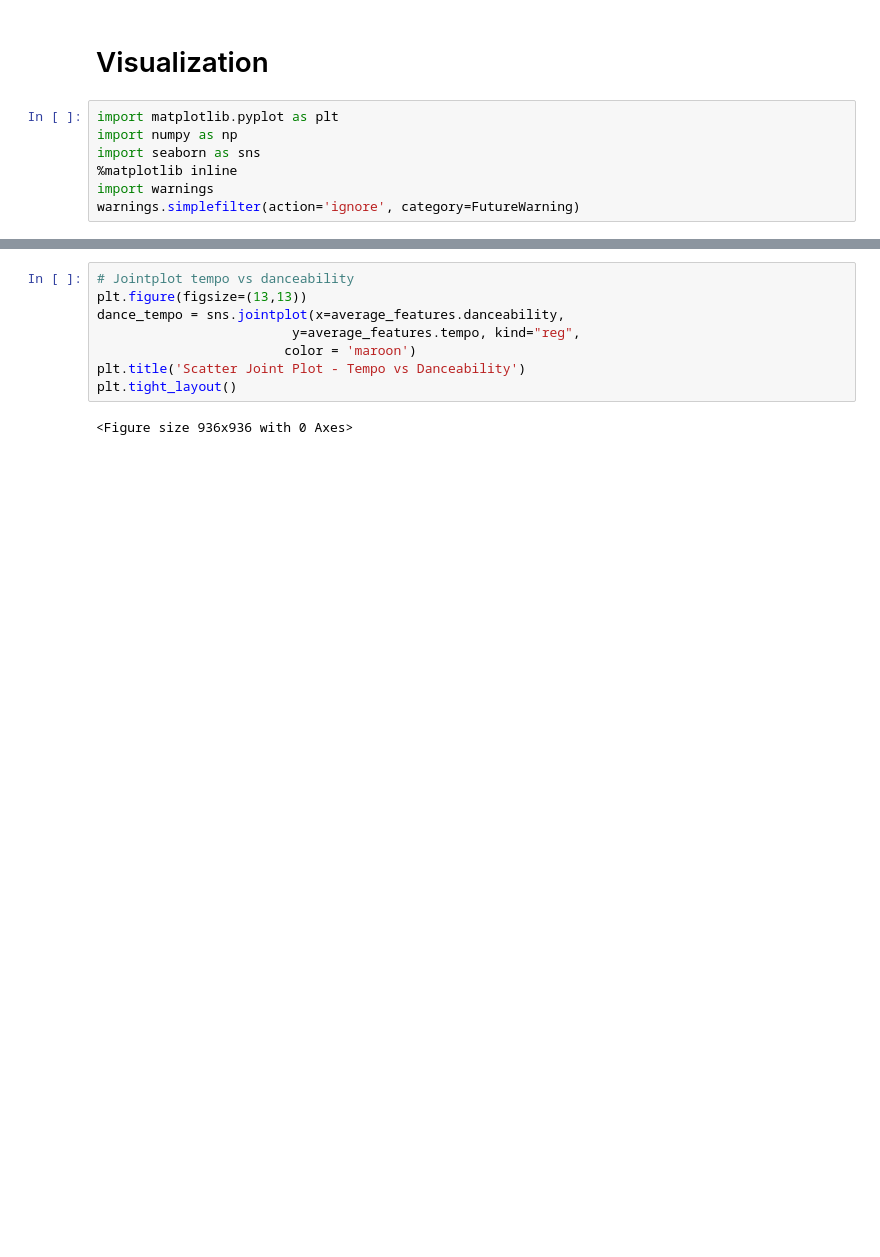
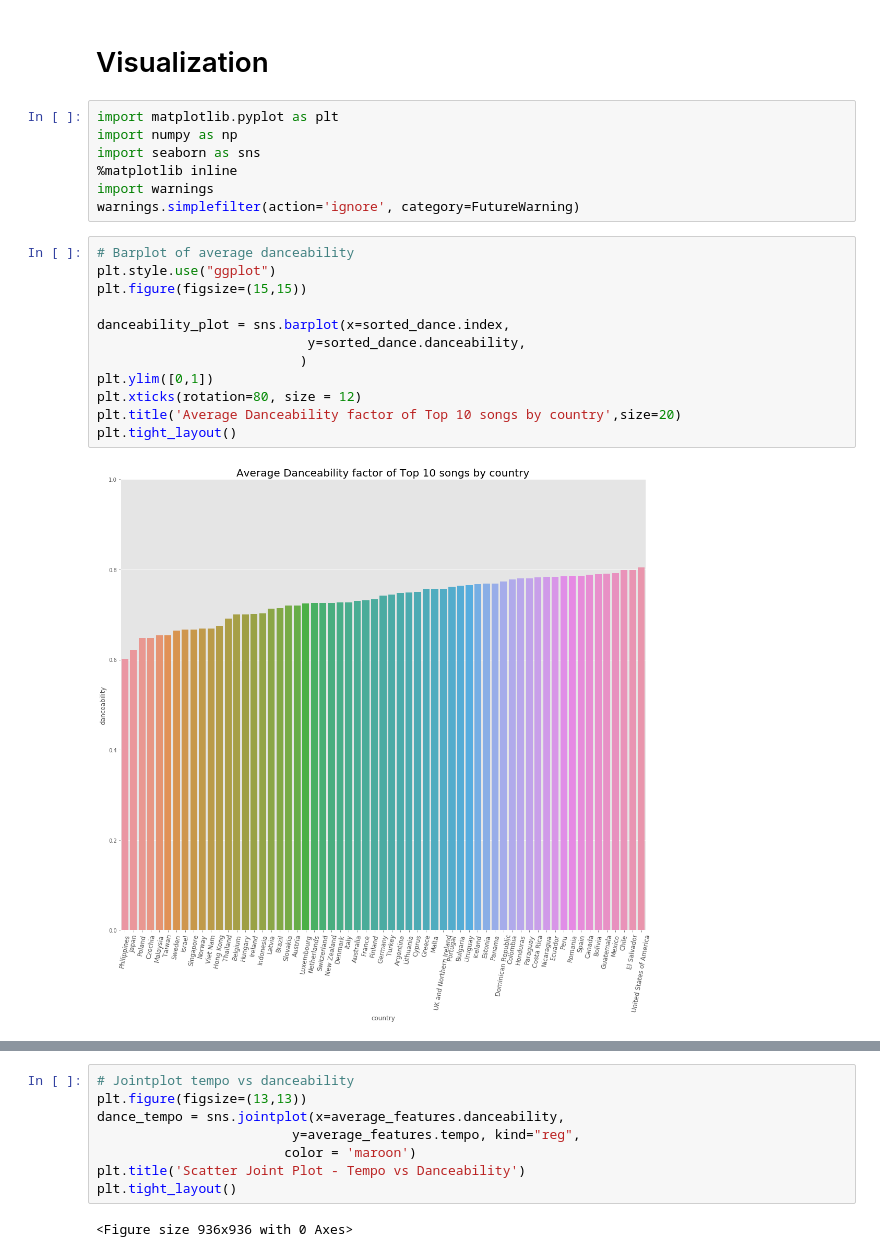
Before and after one commit to Rimab55/spotify_eda, a Jupyter notebook: project1_spotify.ipynb, the cells around one changed output, grey strips where cells are left out. Saved outputs shown, nothing was run; the diff lists cells and outputs as text; blank space fills up the shorter version.

```diff
--- a/project1_spotify.ipynb
+++ b/project1_spotify.ipynb
@@ -257,4 +257,18 @@ import seaborn as sns
 %matplotlib inline
 import warnings
 warnings.simplefilter(action='ignore', category=FutureWarning)
+# %%
+# Barplot of average danceability
+plt.style.use("ggplot")
+plt.figure(figsize=(15,15))
+
+danceability_plot = sns.barplot(x=sorted_dance.index,
+                           y=sorted_dance.danceability,
+                          )
+plt.ylim([0,1])
+plt.xticks(rotation=80, size = 12)
+plt.title('Average Danceability factor of Top 10 songs by country',size=20)
+plt.tight_layout()
+# %% [output]
+[figure, added]
 # %%
```
Also changed, not shown: parts of 3 cells of this notebook, 1 other file.
